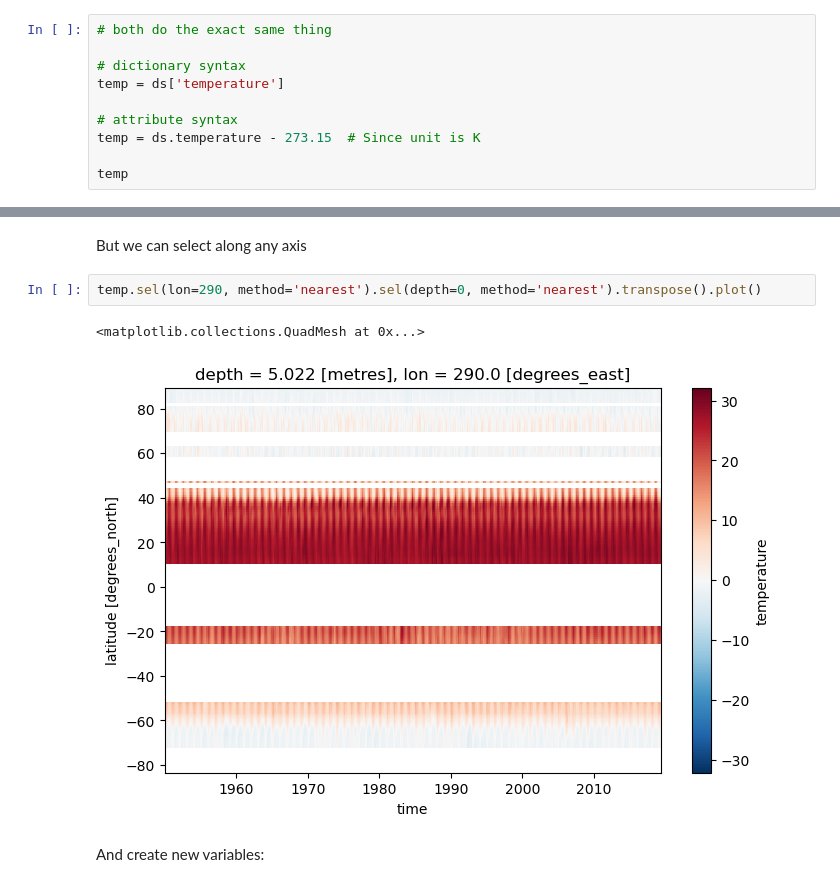
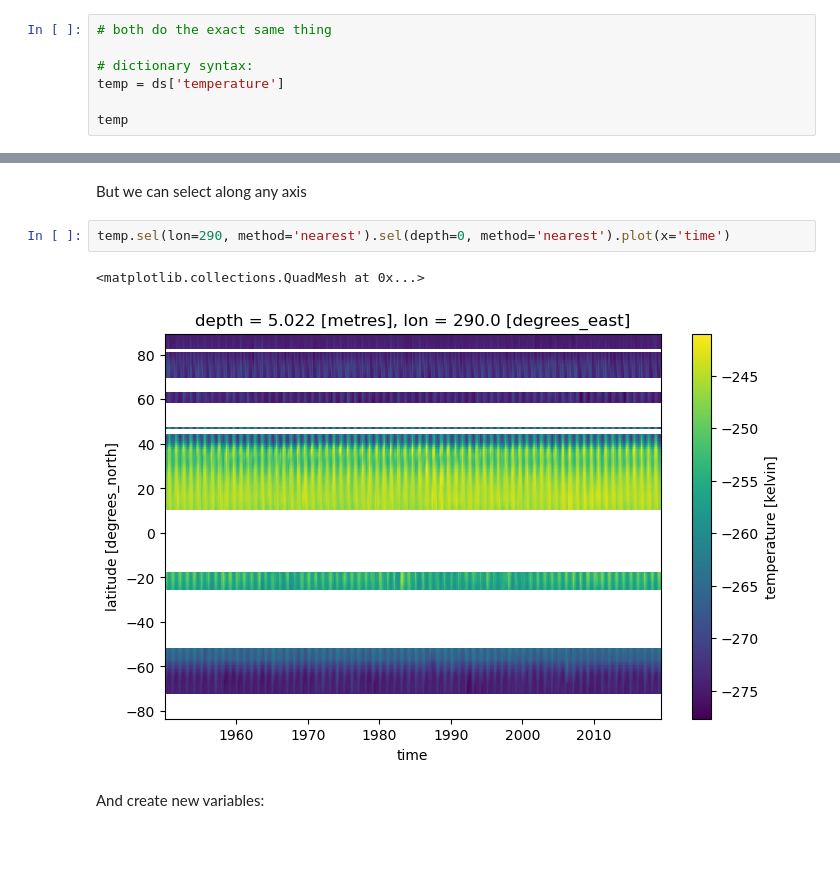
Before and after one commit to mariacflorenza/ds2-2025, a Jupyter notebook: practice/environment/Xarray_Getting_started.ipynb, the cells around one changed output, grey strips where cells are left out. Cells and saved outputs as stored; diff of their text form; blank space fills up the shorter version.

```diff
--- a/practice/environment/Xarray_Getting_started.ipynb
+++ b/practice/environment/Xarray_Getting_started.ipynb
@@ -195,12 +254,9 @@ This dataset only contains one variable (`temp`), which we can access in the fol
 # %%
 # both do the exact same thing
 
-# dictionary syntax
+# dictionary syntax:
 temp = ds['temperature']
 
-# attribute syntax
-temp = ds.temperature - 273.15  # Since unit is K
-
 temp
 # %% [output]
 <xarray.DataArray 'temperature' (time: 832, depth: 42, lat: 173, lon: 360)> Size: 17GB dask.array<sub, shape=(832, 42, 173, 360), dtype=float64, chunksize=(1, 42, 173, 360), chunktype=numpy.ndarray> C ...
@@ -241,10 +297,10 @@ temp.sel(time='2005-11', method='nearest').sel(depth=0, method='nearest').plot(v
 # %% [markdown]
 But we can select along any axis
 # %%
-temp.sel(lon=290, method='nearest').sel(depth=0, method='nearest').transpose().plot()
+temp.sel(lon=290, method='nearest').sel(depth=0, method='nearest').plot(x='time')
 # %% [output]
 <matplotlib.collections.QuadMesh at 0x...>
-[figure, old version]
+[figure, new version]
 # %% [markdown]
 And create new variables:
 # %%
```
Also changed, not shown: parts of 22 cells of this notebook, 2 other files.
